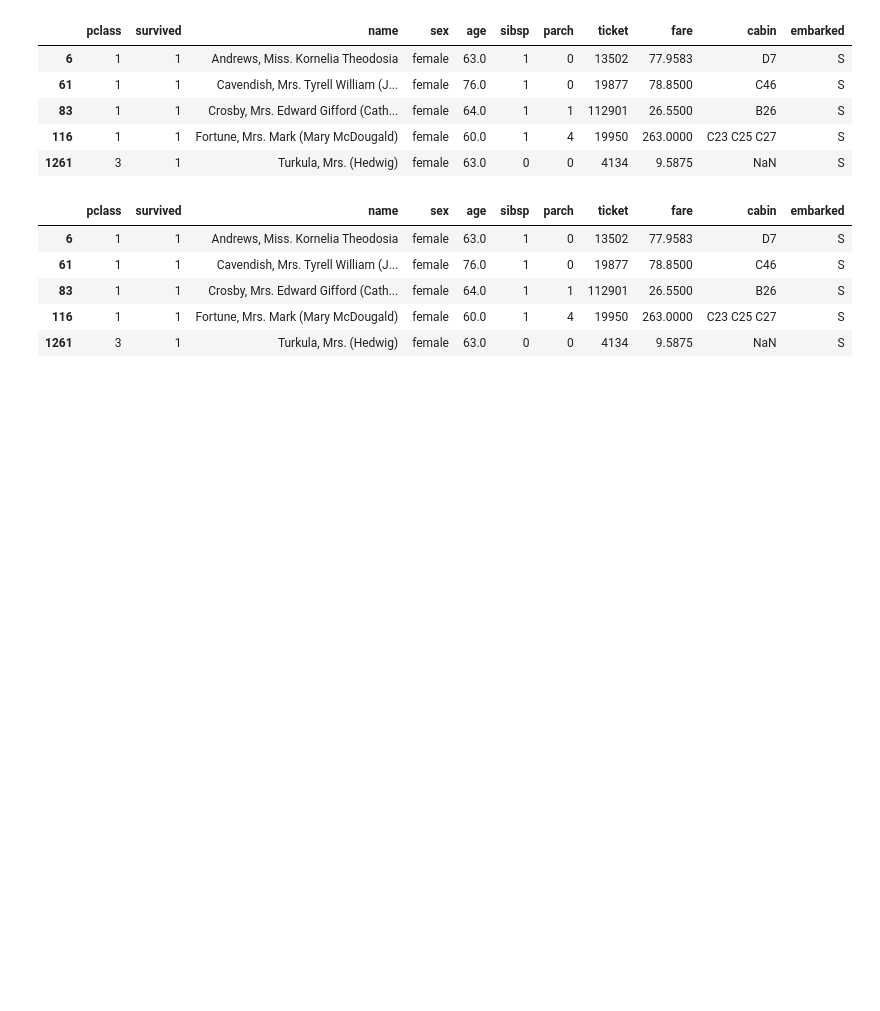
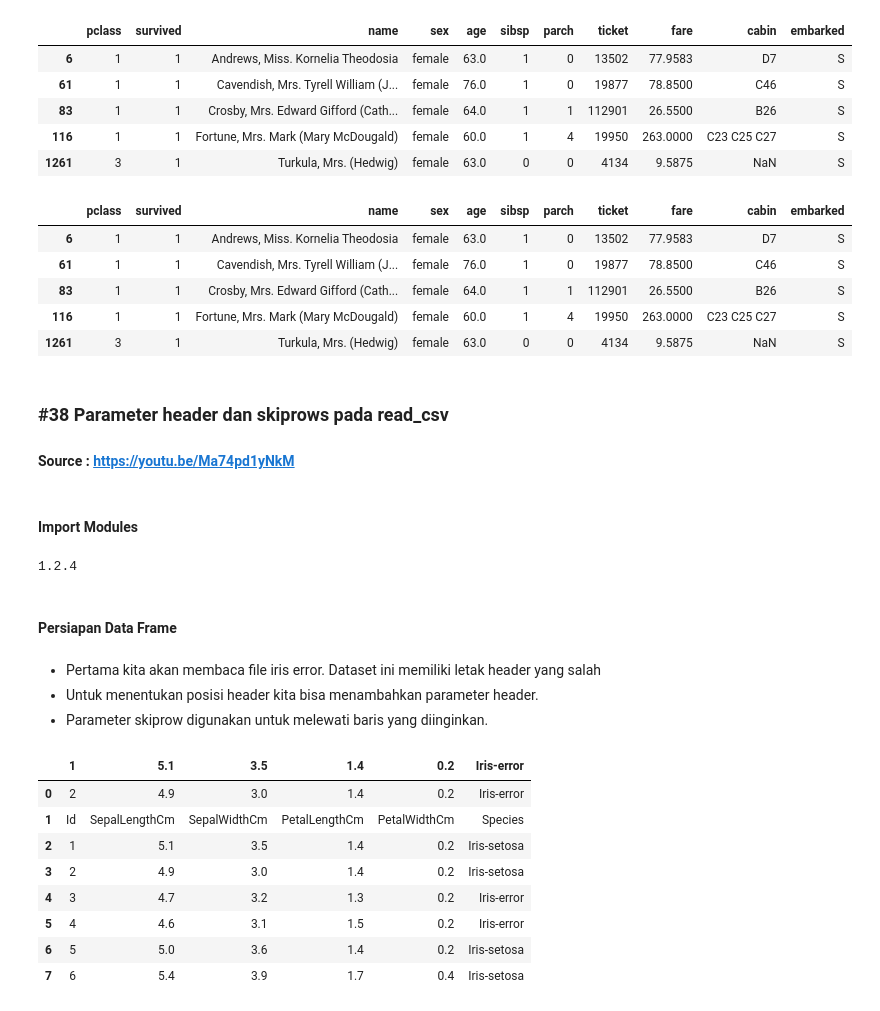
Before and after one commit to AlbertusAlanMehetabel/trik_pandas, a Jupyter notebook: Trik_Pandas_10.ipynb, the cells around one changed output. Cells and saved outputs as stored; diff of their text form; code cells hidden in the pictures; blank space fills up the shorter version.

Commit message:
Update: Add 'Parameter header dan skiprows pada read_csv' tricks
- Add 'Persiapan Data Frame' points

```diff
--- a/Trik_Pandas_10.ipynb
+++ b/Trik_Pandas_10.ipynb
@@ -74,3 +74,35 @@ df[kr1 & kr2 & kr3 & kr4]
 | 83 | 1 | 1 | Crosby, Mrs. Edward Gifford (Cath... | female | 64.0 | 1 | 1 | 112901 | 26.5500 | B26 | S |
 | 116 | 1 | 1 | Fortune, Mrs. Mark (Mary McDougald) | female | 60.0 | 1 | 4 | 19950 | 263.0000 | C23 C25 C27 | S |
 | 1261 | 3 | 1 | Turkula, Mrs. (Hedwig) | female | 63.0 | 0 | 0 | 4134 | 9.5875 | NaN | S |
+# %% [markdown]
+####
+### #38 Parameter header dan skiprows pada read_csv
+#### Source : https://youtu.be/Ma74pd1yNkM
+# %% [markdown]
+#### Import Modules
+# %%
+import pandas as pd
+
+# Cek versi
+print(pd.__version__)
+# %% [output]
+1.2.4
+# %% [markdown]
+#### Persiapan Data Frame
+# %% [markdown]
+- Pertama kita akan membaca file iris error. Dataset ini memiliki letak header yang salah
+- Untuk menentukan posisi header kita bisa menambahkan parameter header.
+- Parameter skiprow digunakan untuk melewati baris yang diinginkan.
+# %%
+df = pd.read_csv('./data/iris_error.csv')
+df.head(8)
+# %% [output]
+|  | 1 | 5.1 | 3.5 | 1.4 | 0.2 | Iris-error |
+| 0 | 2 | 4.9 | 3.0 | 1.4 | 0.2 | Iris-error |
+| 1 | Id | SepalLengthCm | SepalWidthCm | PetalLengthCm | PetalWidthCm | Species |
+| 2 | 1 | 5.1 | 3.5 | 1.4 | 0.2 | Iris-setosa |
+| 3 | 2 | 4.9 | 3.0 | 1.4 | 0.2 | Iris-setosa |
+| 4 | 3 | 4.7 | 3.2 | 1.3 | 0.2 | Iris-error |
+| 5 | 4 | 4.6 | 3.1 | 1.5 | 0.2 | Iris-error |
+| 6 | 5 | 5.0 | 3.6 | 1.4 | 0.2 | Iris-setosa |
+| 7 | 6 | 5.4 | 3.9 | 1.7 | 0.4 | Iris-setosa |
```
Also changed, not shown: parts of 1 cell of this notebook.
